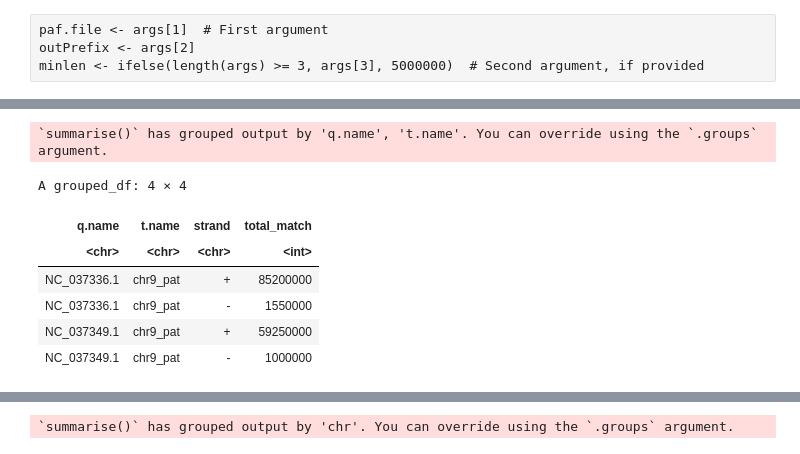
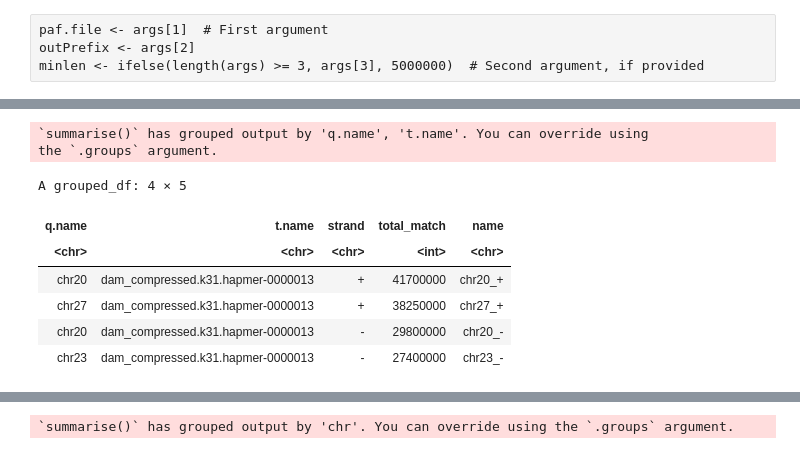
Before and after one commit to jjuhyunkim/verkko-fillet, a Jupyter notebook: src/verkkofillet/plotting/svbyeye.ipynb, the cells around one changed output, grey strips where cells are left out. Cells and saved outputs as stored; diff of their text form; code cells hidden in the pictures.

```diff
--- a/src/verkkofillet/plotting/svbyeye.ipynb
+++ b/src/verkkofillet/plotting/svbyeye.ipynb
@@ -26,10 +26,10 @@ paf.file <- args[1]  # First argument
 outPrefix <- args[2]
 minlen <- ifelse(length(args) >= 3, args[3], 5000000)  # Second argument, if provided
 # %%
-paf.file = "/vf/users/Phillippy/projects/giraffeT2T/assembly/verkko2.2_hifi-duplex_trio-hic/verkko-thic_v0.1.0_verkko_fillet/giraffe_v0.1.1.query_giraffe.0.50k.mashmap"
-paf.file = "/vf/users/Phillippy/projects/giraffeT2T/assembly/verkko2.2_hifi-duplex_trio-hic/verkko-thic_v0.1.0_verkko_fillet/giraffe_v0.1.1.query_ARS-UCD20.50k.mashmap"
+paf.file = "/vf/users/Phillippy/projects/giraffeT2T/assembly/verkko2.2_hifi-duplex_trio-hic/verkko-thic_v0.4.0_verkko_fillet/giraffe_v0.1.1.query_ARS-UCD20.50k.mashmap.clean"
 # paf.file = "/vf/users/Phillippy/projects/giraffeT2T/assembly/verkko2.2_hifi-duplex_trio-hic/verkko-thic_v0.1.0_verkko_fillet_polishing/giraffe_v0.1.1.query_giraffeRef.50k.mashmap"
 minlen = 5000000
+
 # outPrefix = "/vf/users/Phillippy/projects/giraffeT2T/assembly/verkko2.2_hifi-duplex_trio-hic/verkko-thic_v0.1.0_verkko_fillet/assembly.mashmap.rename.out_syntenic"
 # %%
 paf.table <- read.csv(paf.file, header = FALSE, sep = '\t')
@@ -51,11 +51,14 @@ A data.frame: 6 × 12
 # %%
-# Filter for rows where 'q.name' ends with "dam"
-paf.table_dam <- paf.table[str_ends(paf.table$t.name, "mat"), ] %>%
-  filter(!grepl("chrY", q.name, ignore.case = TRUE))
+library(dplyr)
+library(stringr)
 
-# Filter for rows where 'q.name' ends with "sire"
-paf.table_sire <- paf.table[str_ends(paf.table$t.name, "pat"), ] %>%
-  filter(!grepl("chrX", q.name, ignore.case = TRUE))
+# Filter for rows where 't.name' starts with "mat" and 'q.name' does not contain "chrY"
+paf.table_dam <- paf.table %>%
+  filter(str_starts(t.name, "dam") & !str_detect(q.name, "chrY"))
+
+# Filter for rows where 't.name' startstith "pat" and 'q.name' does not contain "chrX"
+paf.table_sire <- paf.table %>%
+  filter(str_starts(t.name, "sire") & !str_detect(q.name, "chrX"))
 # %%
 dim(paf.table_sire)
 # %% [output]
@@ -88,23 +93,27 @@ plotGenome(paf.table = paf.table_sire,
 # %%
-contig = "chr9_pat"
+contig = "dam_compressed.k31.hapmer-0000013"
 minlen_a= 500000
 # %%
 # Filter rows based on a condition
 filtered_table <- paf.table[paf.table$n.match > minlen_a, ]
 # filtered_table <- paf.table
 
 result <- filtered_table %>%
   group_by(q.name, t.name, strand) %>%
   summarise(total_match = sum(n.match, na.rm = TRUE)) %>%
     arrange(t.name)
 result <- result[result$total_match > minlen_a, ]
-result[result$t.name == contig,]
+result <- result[result$t.name == contig,]
+result <- result[order(-result$total_match),]
+result['name'] = paste(result$q.name, result$strand, sep = "")
+result
 # %% [output]
-`summarise()` has grouped output by 'q.name', 't.name'. You can override using the `.groups` argument.
+`summarise()` has grouped output by 'q.name', 't.name'. You can override using
+the `.groups` argument.
-A grouped_df: 4 × 4
+A grouped_df: 4 × 5
-| q.name | t.name | strand | total_match |
-| <chr> | <chr> | <chr> | <int> |
-| NC_037336.1 | chr9_pat | + | 85200000 |
-| NC_037336.1 | chr9_pat | - | 1550000 |
-| NC_037349.1 | chr9_pat | + | 59250000 |
-| NC_037349.1 | chr9_pat | - | 1000000 |
+| q.name | t.name | strand | total_match | name |
+| <chr> | <chr> | <chr> | <int> | <chr> |
+| chr20 | dam_compressed.k31.hapmer-0000013 | + | 41700000 | chr20_+ |
+| chr27 | dam_compressed.k31.hapmer-0000013 | + | 38250000 | chr27_+ |
+| chr20 | dam_compressed.k31.hapmer-0000013 | - | 29800000 | chr20_- |
+| chr23 | dam_compressed.k31.hapmer-0000013 | - | 27400000 | chr23_- |
```
Also changed, not shown: parts of 7 cells of this notebook, 24 other files.
